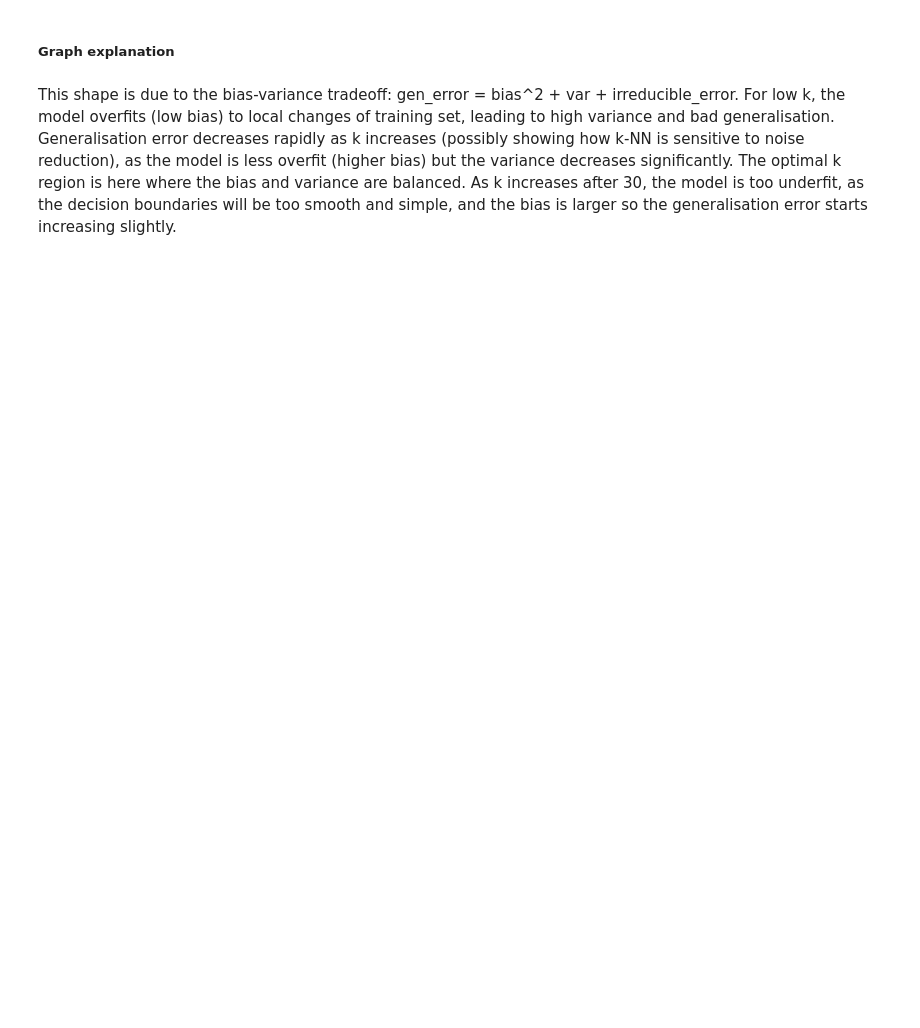
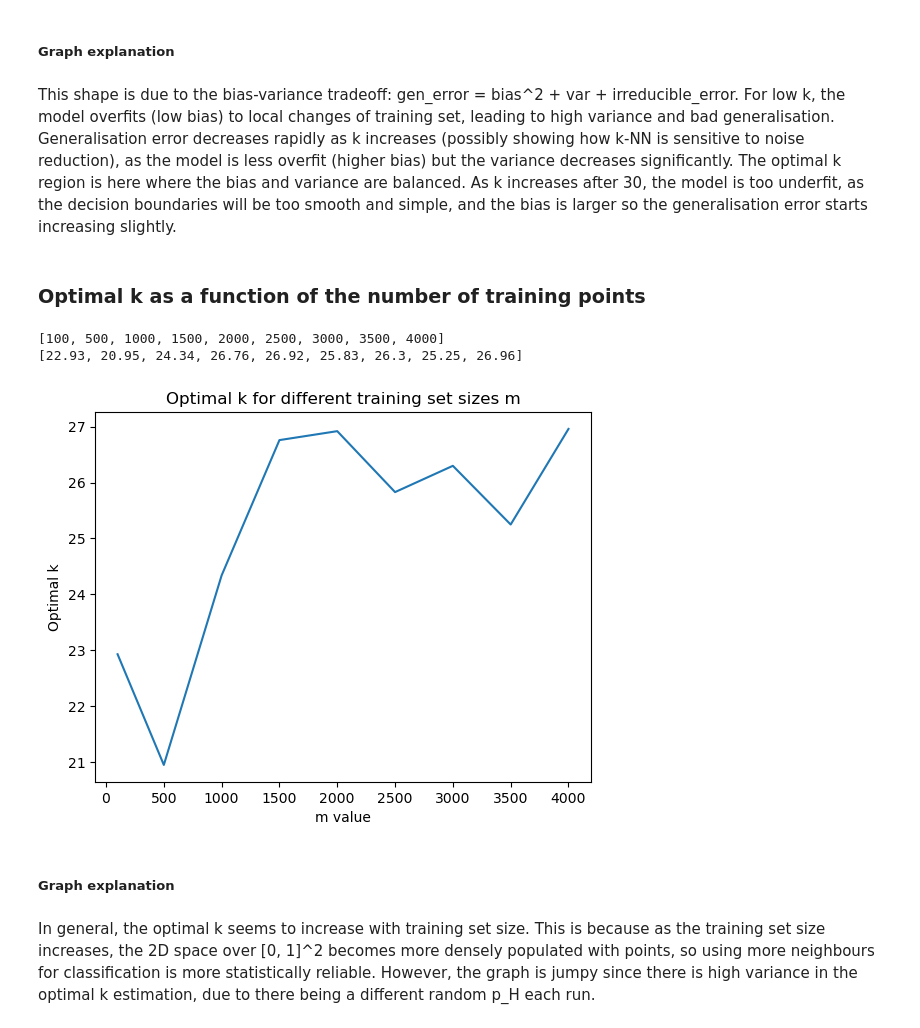
Before and after one commit to RD-44/supervised-learning-methods, a Jupyter notebook: q2_knn.ipynb, the cells around one changed output. Drawn from its saved outputs; the diff is of its cells as text; code cells hidden in the pictures; blank space fills up the shorter version.

Commit message:
q2 part3 code+explanation
TODO: explanation might need more work

```diff
--- a/q2_knn.ipynb
+++ b/q2_knn.ipynb
@@ -118,3 +139,46 @@ plt.show()
 ##### Graph explanation
 # %% [markdown]
 This shape is due to the bias-variance tradeoff: gen_error = bias^2 + var + irreducible_error. For low k, the model overfits (low bias) to local changes of training set, leading to high variance and bad generalisation. Generalisation error decreases rapidly as k increases (possibly showing how k-NN is sensitive to noise reduction), as the model is less overfit (higher bias) but the variance decreases significantly. The optimal k region is here where the bias and variance are balanced. As k increases after 30, the model is too underfit, as the decision boundaries will be too smooth and simple, and the bias is larger so the generalisation error starts increasing slightly.
+# %% [markdown]
+### Optimal k as a function of the number of training points
+# %%
+# using protocol B
+
+m_values = [100, 500, 1000, 1500, 2000, 2500, 3000, 3500, 4000]
+optimal_ks = []
+k_values = np.arange(1, 50)
+n_runs = 100
+
+for m in m_values:
+    optimal_run_ks = np.zeros(n_runs)
+    for run in range(n_runs):
+        # sample a h from p_H (generate random points and labels)
+        S = generate_S()
+        # build k-NN model with 4000 training pts sampled from p_h(x, y)
+        training_pts = sample_from_p_h(S, m)
+        # get curr gen_error for this run using 1000 test pts from p_h(x, y)
+        # do for all k vals at once, using vectorised knn function
+        test_pts = sample_from_p_h(S, 1000)
+        test_pts_X = test_pts[0]
+        test_pts_ys = test_pts[1]
+        predictions_all_k = knn_vectorised_multi_k(test_pts_X, training_pts, k_values)  # shape: (1000, len(k_values))
+        # error for a k is how many y_preds (inside predictions_all_k) differ from true ys (test_pts_ys), divided by total test pts
+        errors_for_ks = np.mean(predictions_all_k != test_pts_ys[:, np.newaxis], axis=0)  # mean error over test pts
+        optimal_run_ks[run] = k_values[np.argmin(errors_for_ks)]
+    optimal_ks.append(np.mean(optimal_run_ks))
+
+print(m_values)
+print(optimal_ks)
+plt.plot(m_values, optimal_ks)
+plt.xlabel('m value')
+plt.ylabel('Optimal k')
+plt.title('Optimal k for different training set sizes m')
+plt.show()
+# %% [output]
+[100, 500, 1000, 1500, 2000, 2500, 3000, 3500, 4000]
+[22.93, 20.95, 24.34, 26.76, 26.92, 25.83, 26.3, 25.25, 26.96]
+[figure, added]
+# %% [markdown]
+##### Graph explanation
+# %% [markdown]
+In general, the optimal k seems to increase with training set size. This is because as the training set size increases, the 2D space over [0, 1]^2 becomes more densely populated with points, so using more neighbours for classification is more statistically reliable. However, the graph is jumpy since there is high variance in the optimal k estimation, due to there being a different random p_H each run.
```
Also changed, not shown: parts of 2 cells of this notebook.
